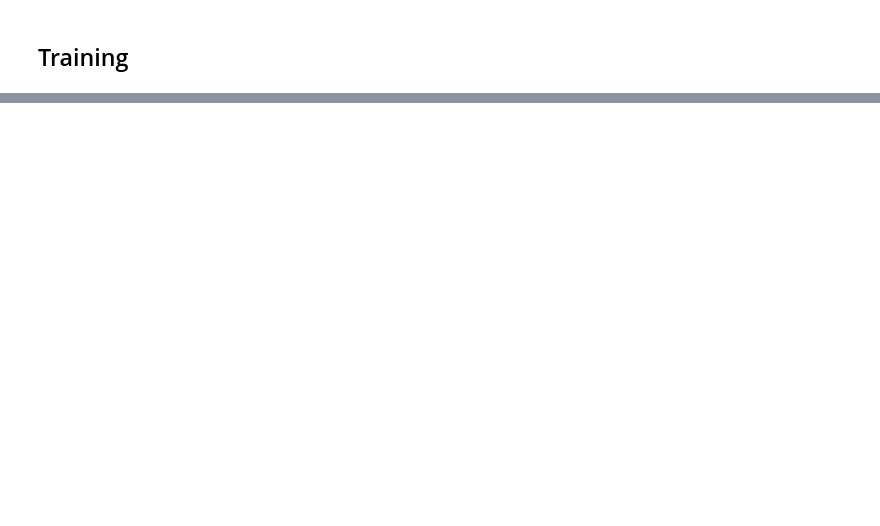
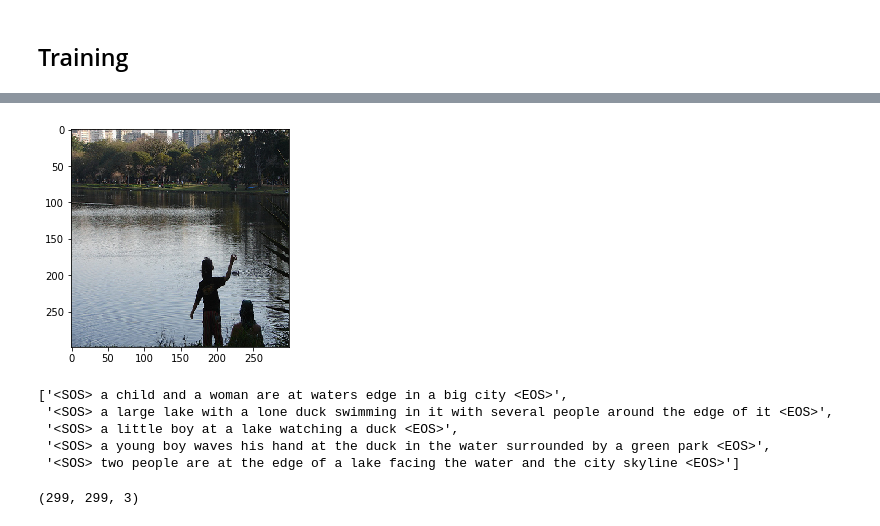
Before and after one commit to elsyser/VoiceCV, a Jupyter notebook: image_captioning/src/main.ipynb, the cells around one changed output, grey strips where cells are left out. Drawn from its saved outputs; the diff is of its cells as text; code cells hidden in the pictures; blank space fills up the shorter version.

```diff
--- a/image_captioning/src/main.ipynb
+++ b/image_captioning/src/main.ipynb
@@ -488,0 +543,19 @@ KeyboardInterrupt:
+# %%
+img_id = '1022454332_6af2c1449a'
+# %%
+img = load_image(IMAGES_DIR+img_id+'.jpg')
+plt.imshow(img);
+# %% [output]
+[figure, added]
+# %%
+dev_image_descriptions[img_id]
+# %% [output]
+['<SOS> a child and a woman are at waters edge in a big city <EOS>',
+ '<SOS> a large lake with a lone duck swimming in it with several people around the edge of it <EOS>',
+ '<SOS> a little boy at a lake watching a duck <EOS>',
+ '<SOS> a young boy waves his hand at the duck in the water surrounded by a green park <EOS>',
+ '<SOS> two people are at the edge of a lake facing the water and the city skyline <EOS>']
+# %%
+img.shape
+# %% [output]
+(299, 299, 3)
```
Also changed, not shown: parts of 16 cells of this notebook, 3 other files.
